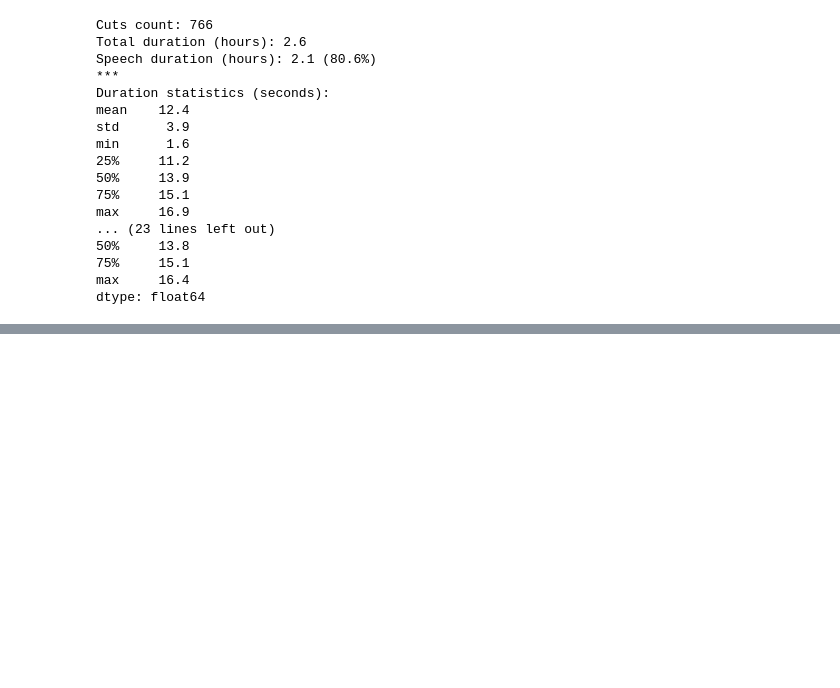
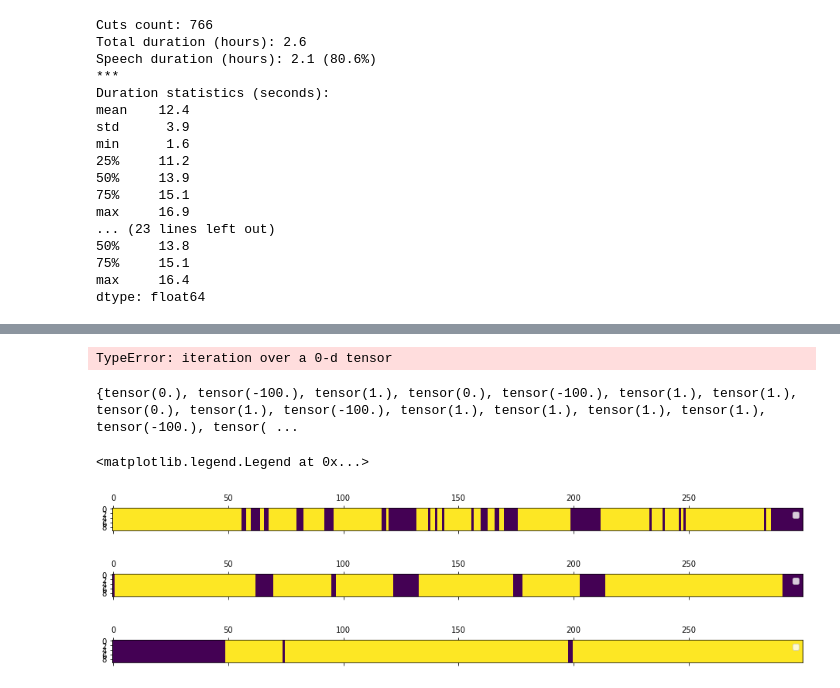
Before and after one commit to curly1/voice-activity-detection, a Jupyter notebook: training/train.ipynb, the cells around one changed output, grey strips where cells are left out. Cells and saved outputs as stored; diff of their text form; code cells hidden in the pictures; blank space fills up the shorter version.

```diff
--- a/training/train.ipynb
+++ b/training/train.ipynb
@@ -50,6 +49,7 @@ dtype: float64
 #cuts_train, cuts_dev_eval = train_test_split(cuts, train_size=0.8, random_state=0)
 #cuts_dev, cuts_eval = train_test_split(cuts_dev_eval, train_size=0.5, random_state=0)
 
+cuts = cuts.shuffle()
 vad_manifests = prepare_vad_dataset.prepare_vad_dataset(corpus_dir, output_dir)
 
 train_ratio = 0.8
@@ -101,9 +101,9 @@ dtype: float64
 # %%
 vad_dataset = VadDataset()
 
-train_sampler = SingleCutSampler(cuts_train.cut_into_windows(5.0, keep_excessive_supervisions=True), shuffle=False, max_duration=300)
-dev_sampler = SingleCutSampler(cuts_dev.cut_into_windows(5.0, keep_excessive_supervisions=True), shuffle=False, max_duration=300)
-eval_sampler = SingleCutSampler(cuts_eval.cut_into_windows(5.0, keep_excessive_supervisions=True), shuffle=False, max_duration=300)
+train_sampler = SingleCutSampler(cuts_train, shuffle=False, max_cuts=100)
+dev_sampler = SingleCutSampler(cuts_dev, shuffle=False, max_cuts=100)
+eval_sampler = SingleCutSampler(cuts_eval, shuffle=False, max_cuts=100)
 
 train_dloader = DataLoader(vad_dataset, sampler=train_sampler, batch_size=None)
 dev_dloader = DataLoader(vad_dataset, sampler=dev_sampler, batch_size=None)
@@ -191,0 +238,48 @@ IndexError: Target 1 is out of bounds.
+# %%
+pred_list = []
+gold_list = []
+
+model.eval()
+with torch.no_grad():
+    for data in eval_dloader:
+
+        inputs_eval = data["inputs"].reshape(-1,input_size)
+        targets_eval = data["is_voice"].reshape(-1,1).view(-1)
+
+        out = model(inputs_eval.to(device))
+        model_acc, pred_tag = binary_acc(out, targets_eval.unsqueeze(1).to(device))
+
+        pred_val = [ float(np.argmax(item)) for item in pred_tag ]
+        pred_list.extend(pred_val)
+        gold_list.extend(targets.tolist())
+# %% [output]
+TypeError: iteration over a 0-d tensor
+# %%
+smoothed_pred_list = smooth_predictions(pred_list, smooth_num_frames=3)
+# %%
+print(set(gold_list))
+print(set(smoothed_pred_list))
+
+print(confusion_matrix(gold_list, smoothed_pred_list))
+print(classification_report(gold_list, smoothed_pred_list))
+# %% [output]
+{tensor(0.), tensor(-100.), tensor(1.), tensor(0.), tensor(-100.), tensor(1.), tensor(1.), tensor(0.), tensor(1.), tensor(-100.), tensor(1.), tensor(1.), tensor(1.), tensor(1.), tensor(-100.), tensor( ...
+# %%
+label_height = 10
+
+vad_label = torch.stack([torch.Tensor(pred_list[:300]) for i in range(label_height)]).reshape(label_height, 300)
+plt.matshow(vad_label)
+plt.legend("Predictions")
+
+vad_label = torch.stack([torch.Tensor(smoothed_pred_list[:300]) for i in range(label_height)]).reshape(label_height, 300)
+plt.matshow(vad_label)
+plt.legend("Smoothed predictions")
+
+vad_label = torch.stack([torch.Tensor(gold_list[:300]) for i in range(label_height)]).reshape(label_height, 300)
+plt.matshow(vad_label)
+plt.legend("Targets")
+# %% [output]
+<matplotlib.legend.Legend at 0x...>
+[figure, added]
+[figure, added]
+[figure, added]
```
Also changed, not shown: parts of 4 cells of this notebook.
